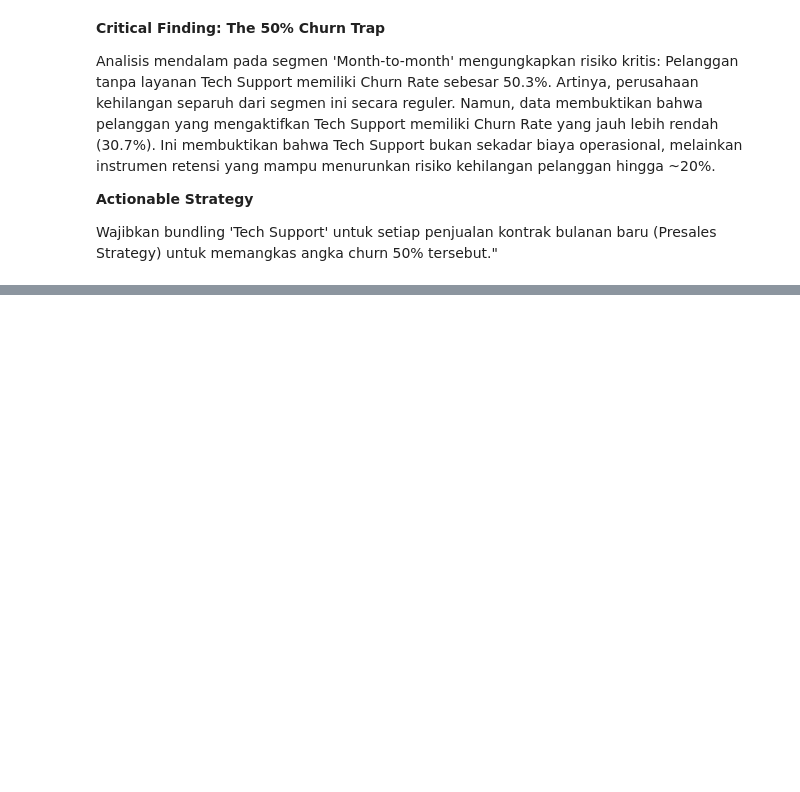
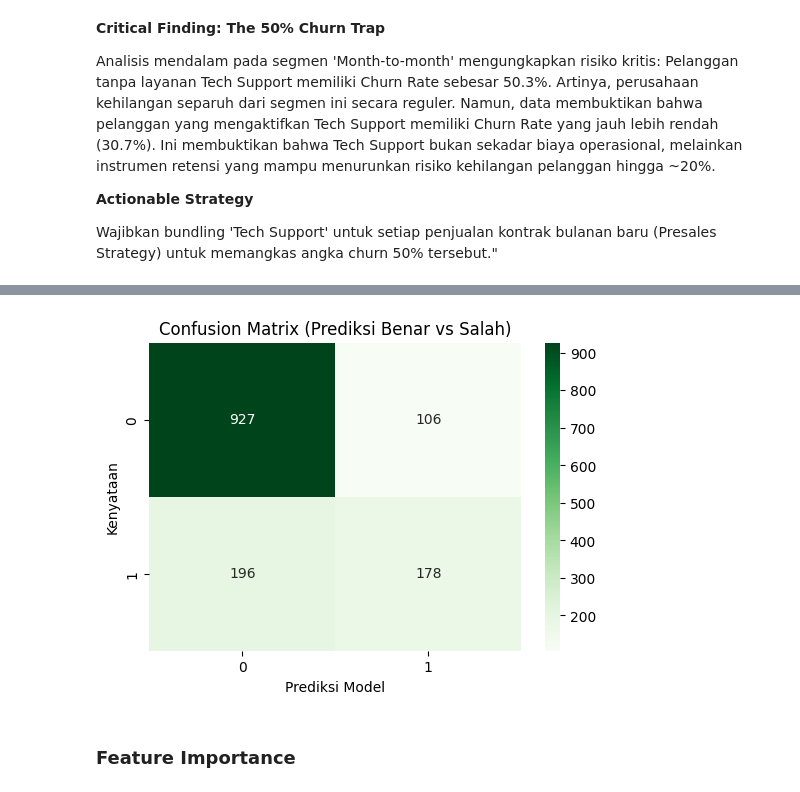
Before and after one commit to FailFudhayl/Telco-Customer-Churn-Prediction, a Jupyter notebook: ChurnPredictionTelko.ipynb, the cells around one changed output, grey strips where cells are left out. Saved outputs shown, nothing was run; the diff lists cells and outputs as text; code cells hidden in the pictures; blank space fills up the shorter version.

Commit message:
"Modeling & Conclussion"

```diff
--- a/ChurnPredictionTelko.ipynb
+++ b/ChurnPredictionTelko.ipynb
@@ -251,0 +290,6 @@ Wajibkan bundling 'Tech Support' untuk setiap penjualan kontrak bulanan baru (Pr
+# %%
+X = df_final.drop('Churn', axis=1)
+y = df_final['Churn']
+# %%
+# 80% untuk Data Training, 20% untuk Data Testing
+X_train, X_test, y_train, y_test = train_test_split(X, y, test_size=0.2, random_state=42)
@@ -251,0 +298,4 @@ Wajibkan bundling 'Tech Support' untuk setiap penjualan kontrak bulanan baru (Pr
+# %%
+rf_model = RandomForestClassifier(n_estimators=100, random_state=42)
+rf_model.fit(X_train, y_train)
+print("Training telah selesai")
@@ -251,0 +306,2 @@ Wajibkan bundling 'Tech Support' untuk setiap penjualan kontrak bulanan baru (Pr
+# %%
+y_pred = rf_model.predict(X_test)
@@ -251,0 +321,11 @@ Wajibkan bundling 'Tech Support' untuk setiap penjualan kontrak bulanan baru (Pr
+# %%
+plt.figure(figsize=(6, 4))
+sns.heatmap(confusion_matrix(y_test, y_pred), annot=True, fmt='d', cmap='Greens')
+plt.title('Confusion Matrix (Prediksi Benar vs Salah)')
+plt.ylabel('Kenyataan')
+plt.xlabel('Prediksi Model')
+plt.show()
+# %% [output]
+[figure, added]
+# %% [markdown]
+### Feature Importance
```
Also changed, not shown: parts of 27 cells of this notebook.
